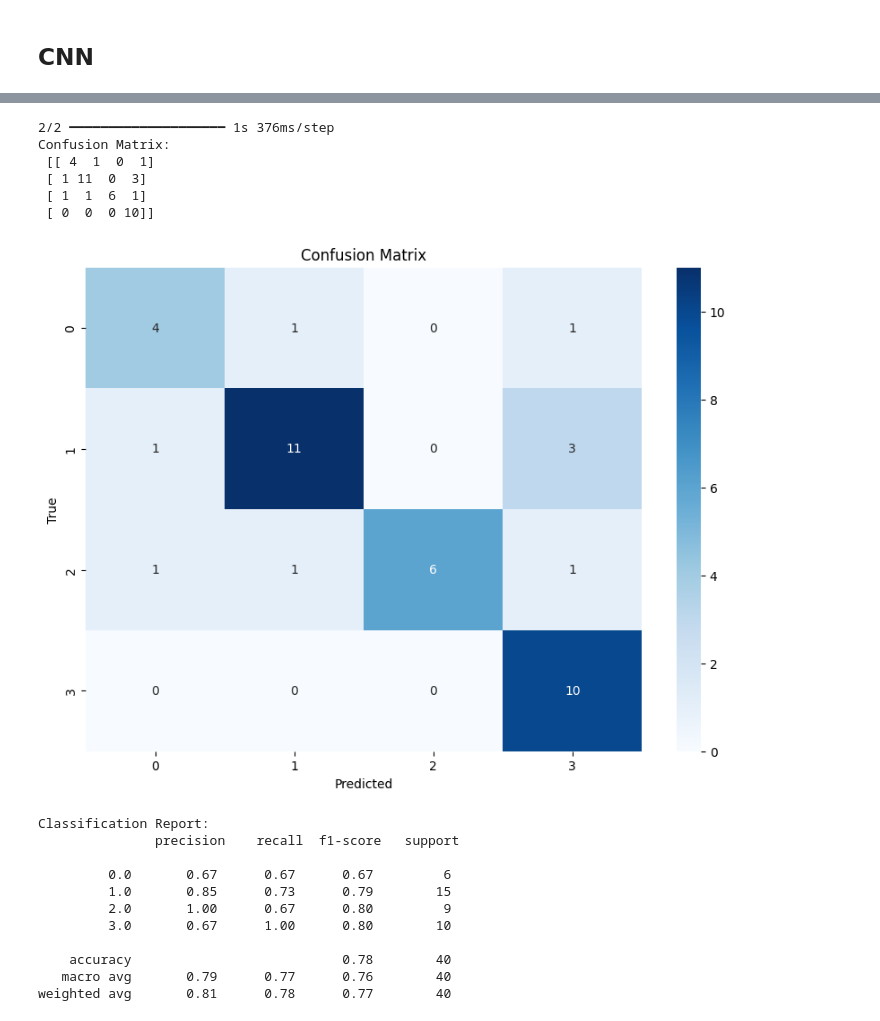
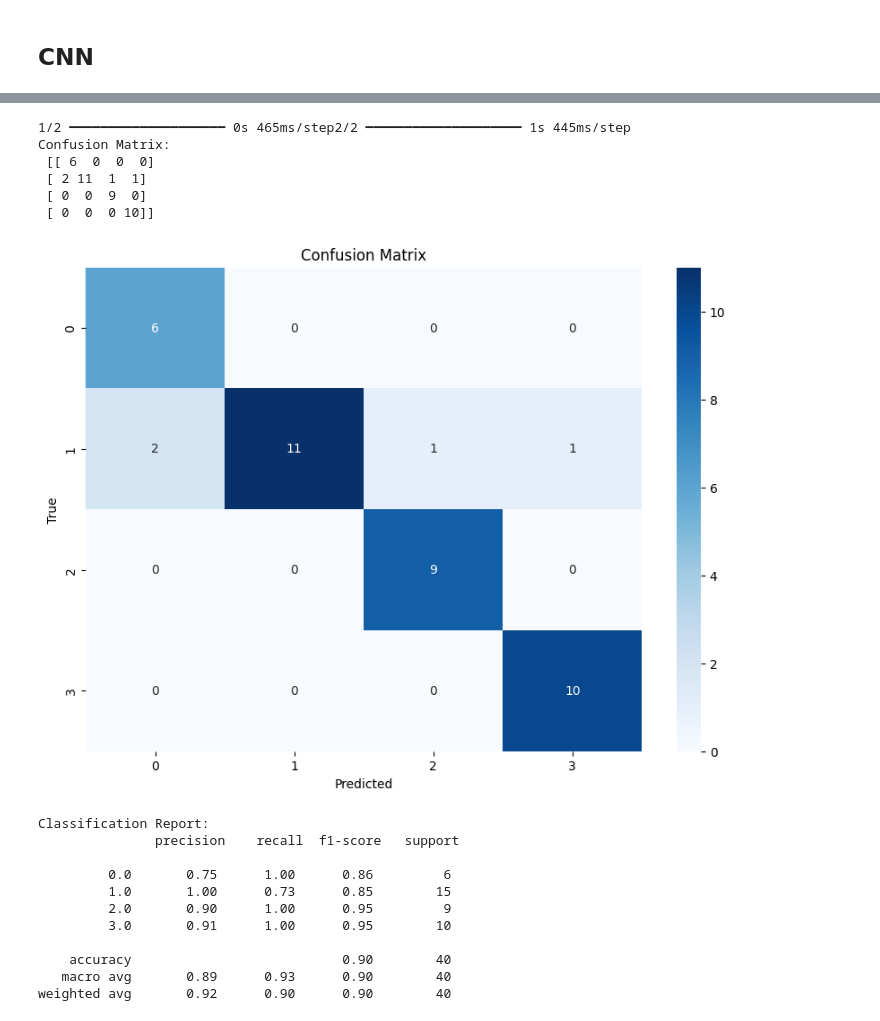
Before and after one commit to nadamakram/inner-speech, a Jupyter notebook: notebooks/Subject Indpendent Training After Electrode Selection.ipynb, the cells around one changed output, grey strips where cells are left out. Cells and saved outputs as stored; diff of their text form; code cells hidden in the pictures.

```diff
--- a/notebooks/Subject Indpendent Training After Electrode Selection.ipynb
+++ b/notebooks/Subject Indpendent Training After Electrode Selection.ipynb
@@ -357,8 +341,8 @@ def cyclical_lr(step_size, min_lr=1e-5, max_lr=5e-3):
 clr_callback = LearningRateScheduler(cyclical_lr(step_size=200))
 
 # Train the model
-history = model.fit(X_train_scaled, y_train,
-                    validation_data=(X_val_scaled, y_test),
+history = model.fit(X_train, y_train,
+                    validation_data=(X_test, y_test),
                     epochs=50,  # Reduced epochs
                     batch_size=64,  # Reduced batch size
                     callbacks=[clr_callback])
@@ -399,7 +379,7 @@ import seaborn as sns
 import matplotlib.pyplot as plt
 
 # Predict the validation set
-y_pred = model.predict(X_val_scaled)
+y_pred = model.predict(X_test)
 y_pred_classes = np.argmax(y_pred, axis=1)
 
 # Confusion matrix
@@ -418,46 +398,46 @@ plt.show()
 print("Classification Report:\n", classification_report(y_test, y_pred_classes))
 
 # Plot training & validation accuracy values
 plt.figure(figsize=(12, 5))
 
 # Accuracy plot
 plt.subplot(1, 2, 1)
 plt.plot(history.history['accuracy'], label='Train Accuracy')
 plt.plot(history.history['val_accuracy'], label='Validation Accuracy')
 plt.title('Model Accuracy')
 plt.xlabel('Epoch')
 plt.ylabel('Accuracy')
 plt.legend()
 plt.grid()
 
 # Loss plot
 plt.subplot(1, 2, 2)
 plt.plot(history.history['loss'], label='Train Loss')
 plt.plot(history.history['val_loss'], label='Validation Loss')
 plt.title('Model Loss')
 plt.xlabel('Epoch')
 plt.ylabel('Loss')
 plt.legend()
 plt.grid()
 
 plt.tight_layout()
 plt.show()
 # %% [output]
-2/2 ━━━━━━━━━━━━━━━━━━━━ 1s 376ms/step
+1/2 ━━━━━━━━━━━━━━━━━━━━ 0s 465ms/step2/2 ━━━━━━━━━━━━━━━━━━━━ 1s 445ms/step
 Confusion Matrix:
- [[ 4  1  0  1]
- [ 1 11  0  3]
- [ 1  1  6  1]
+ [[ 6  0  0  0]
+ [ 2 11  1  1]
+ [ 0  0  9  0]
  [ 0  0  0 10]]
-[figure, old version]
+[figure, new version]
 Classification Report:
                precision    recall  f1-score   support
 
-         0.0       0.67      0.67      0.67         6
-         1.0       0.85      0.73      0.79        15
-         2.0       1.00      0.67      0.80         9
-         3.0       0.67      1.00      0.80        10
+         0.0       0.75      1.00      0.86         6
+         1.0       1.00      0.73      0.85        15
+         2.0       0.90      1.00      0.95         9
+         3.0       0.91      1.00      0.95        10
 
-    accuracy                           0.78        40
-   macro avg       0.79      0.77      0.76        40
-weighted avg       0.81      0.78      0.77        40
+    accuracy                           0.90        40
+   macro avg       0.89      0.93      0.90        40
+weighted avg       0.92      0.90      0.90        40
```
Also changed, not shown: parts of 5 cells of this notebook, 1 other file.
